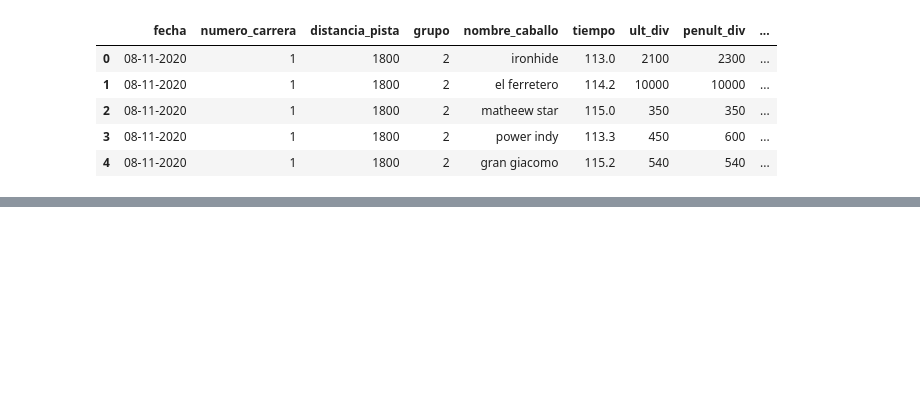
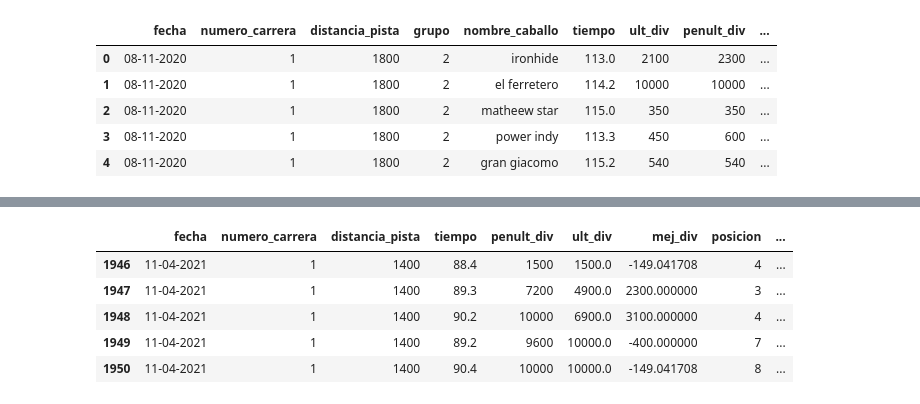
Before and after one commit to Ngz91/klickwellMLmodel, a Jupyter notebook: klickwellTFModel.ipynb, the cells around one changed output, grey strips where cells are left out. Cells and saved outputs as stored; diff of their text form; code cells hidden in the pictures; blank space fills up the shorter version.

```diff
--- a/klickwellTFModel.ipynb
+++ b/klickwellTFModel.ipynb
@@ -20,0 +70,9 @@ test_data = dataf.iloc[1946:]
+# %%
+test_data.head()
+# %% [output]
+|  | fecha | numero_carrera | distancia_pista | tiempo | penult_div | ult_div | mej_div | posicion | ... |
+| 1946 | 11-04-2021 | 1 | 1400 | 88.4 | 1500 | 1500.0 | -149.041708 | 4 | ... |
+| 1947 | 11-04-2021 | 1 | 1400 | 89.3 | 7200 | 4900.0 | 2300.000000 | 3 | ... |
+| 1948 | 11-04-2021 | 1 | 1400 | 90.2 | 10000 | 6900.0 | 3100.000000 | 4 | ... |
+| 1949 | 11-04-2021 | 1 | 1400 | 89.2 | 9600 | 10000.0 | -400.000000 | 7 | ... |
+| 1950 | 11-04-2021 | 1 | 1400 | 90.4 | 10000 | 10000.0 | -149.041708 | 8 | ... |
```
Also changed, not shown: parts of 12 cells of this notebook.
